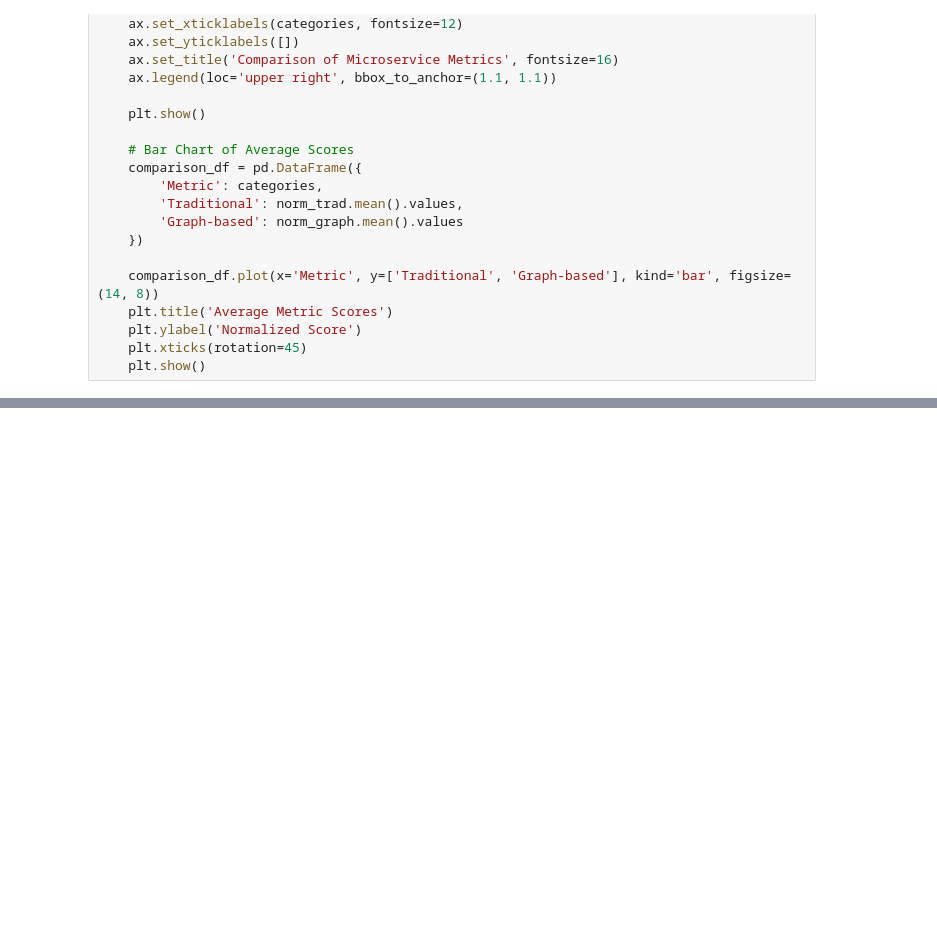
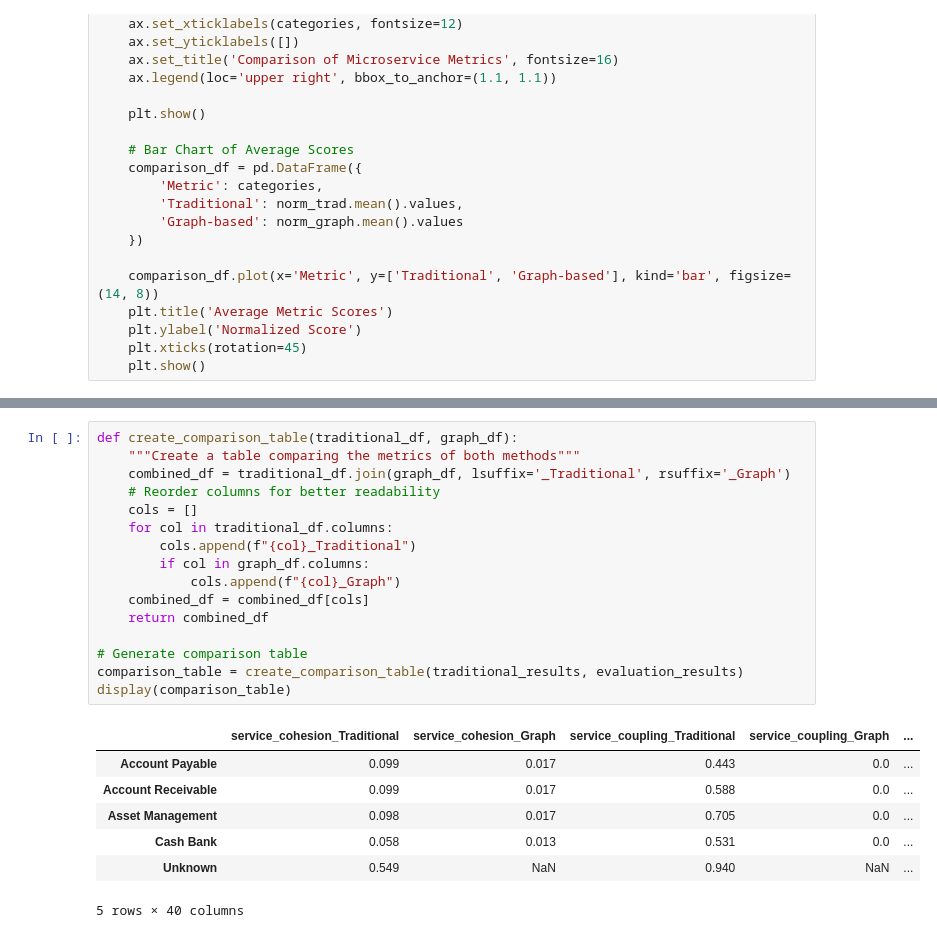
Before and after one commit to kurniacf/BPMN_Microservices_Graph_Modelling, a Jupyter notebook: index.ipynb, the cells around one changed output, grey strips where cells are left out. Drawn from its saved outputs; the diff is of its cells as text; blank space fills up the shorter version.

Commit message:
fix: evaluation metrics comparison

```diff
--- a/index.ipynb
+++ b/index.ipynb
@@ -1608,0 +1688,24 @@ Overall Improvement: 4.76%
+# %%
+def create_comparison_table(traditional_df, graph_df):
+    """Create a table comparing the metrics of both methods"""
+    combined_df = traditional_df.join(graph_df, lsuffix='_Traditional', rsuffix='_Graph')
+    # Reorder columns for better readability
+    cols = []
+    for col in traditional_df.columns:
+        cols.append(f"{col}_Traditional")
+        if col in graph_df.columns:
+            cols.append(f"{col}_Graph")
+    combined_df = combined_df[cols]
+    return combined_df
+
+# Generate comparison table
+comparison_table = create_comparison_table(traditional_results, evaluation_results)
+display(comparison_table)
+# %% [output]
+|  | service_cohesion_Traditional | service_cohesion_Graph | service_coupling_Traditional | service_coupling_Graph | ... |
+| Account Payable | 0.099 | 0.017 | 0.443 | 0.0 | ... |
+| Account Receivable | 0.099 | 0.017 | 0.588 | 0.0 | ... |
+| Asset Management | 0.098 | 0.017 | 0.705 | 0.0 | ... |
+| Cash Bank | 0.058 | 0.013 | 0.531 | 0.0 | ... |
+| Unknown | 0.549 | NaN | 0.940 | NaN | ... |
+5 rows × 40 columns
```
Also changed, not shown: parts of 12 cells of this notebook, 6 other files.
